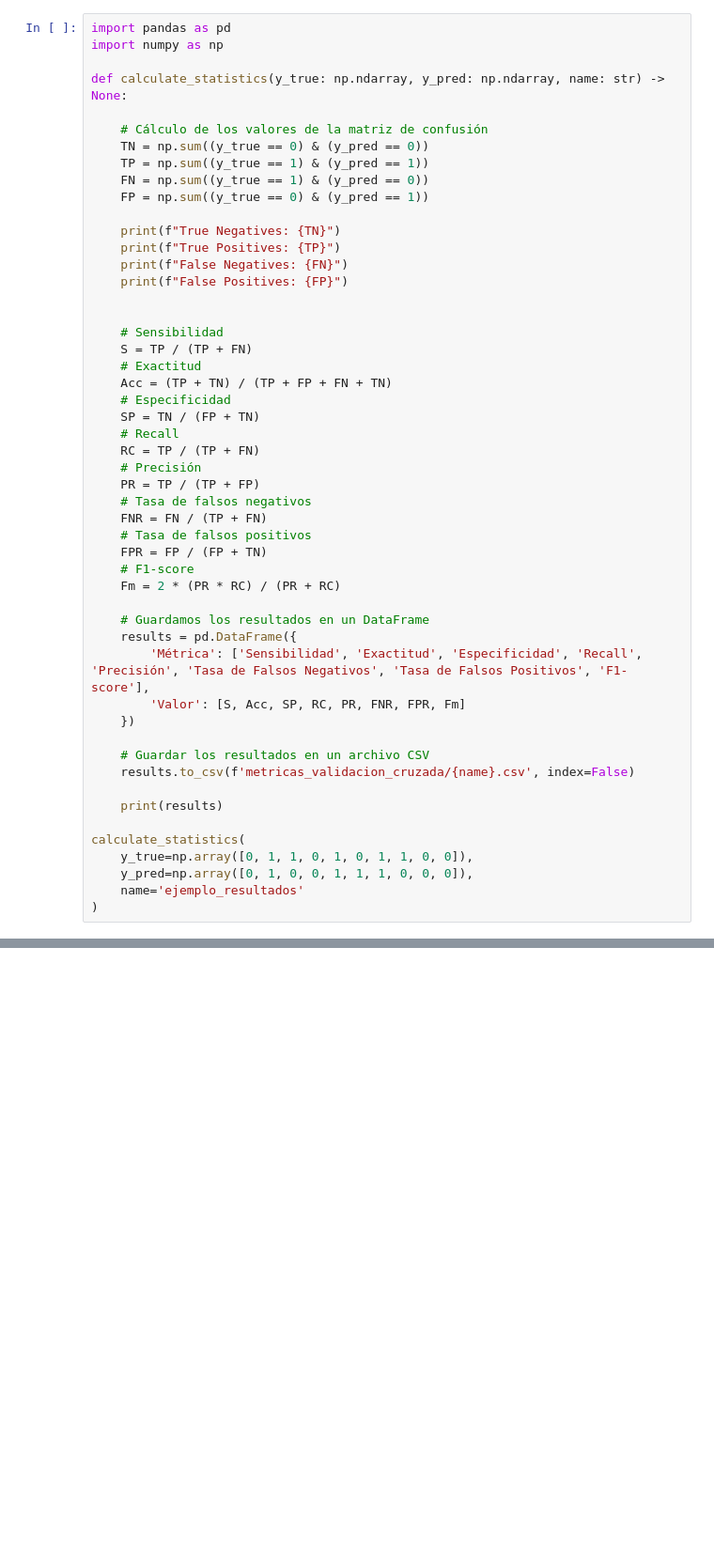
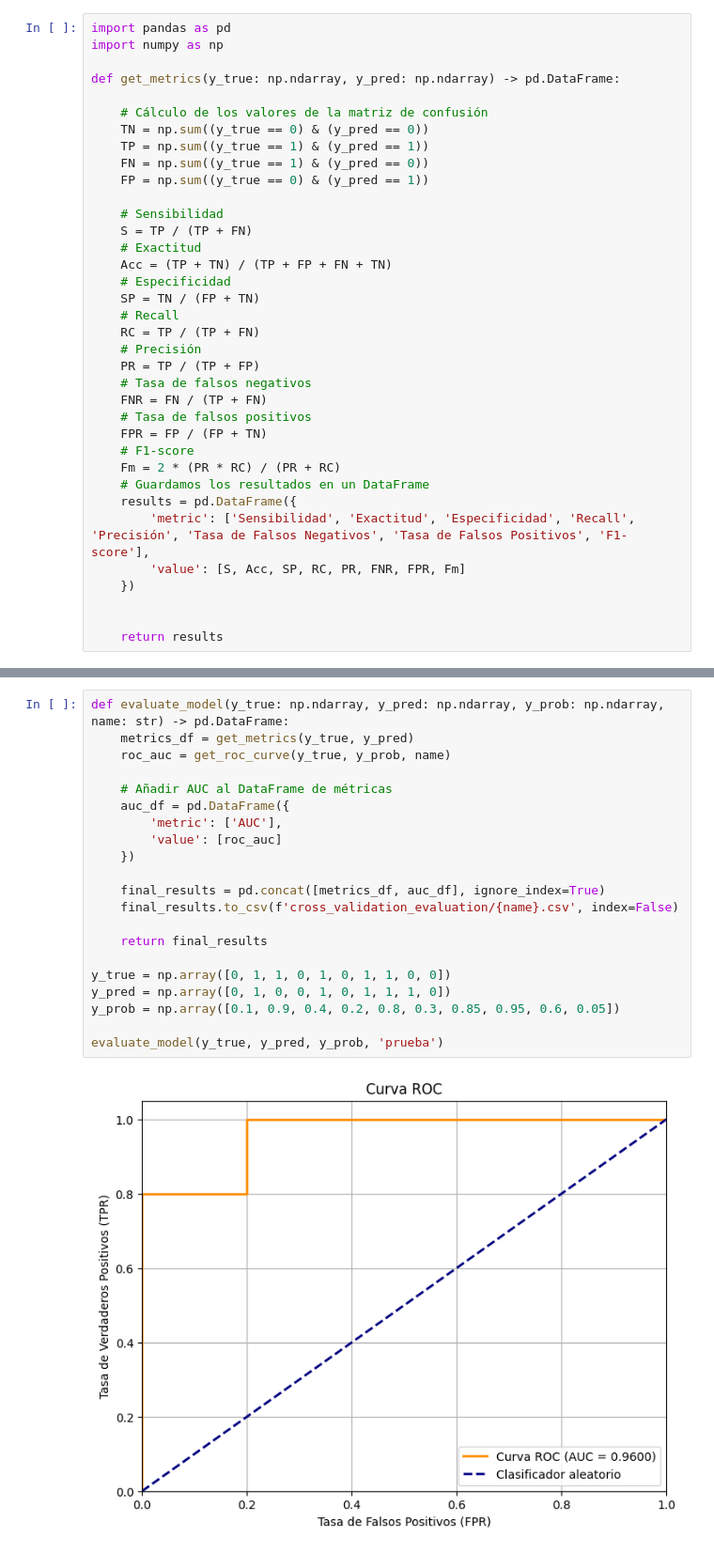
Before and after one commit to alexcerezo/EnsembleAlgorithms, a Jupyter notebook: eval.ipynb, the cells around one changed output, grey strips where cells are left out. Shown at 94% size. Cells and saved outputs as stored; diff of their text form; blank space fills up the shorter version.

Commit message:
Adding exportation of roc curve, auc and others metrics

```diff
--- a/eval.ipynb
+++ b/eval.ipynb
@@ -18,19 +18,13 @@ Para ello, usamos una función matriz que se encarga de llamar al resto de funci
 import pandas as pd
 import numpy as np
 
-def calculate_statistics(y_true: np.ndarray, y_pred: np.ndarray, name: str) -> None:
+def get_metrics(y_true: np.ndarray, y_pred: np.ndarray) -> pd.DataFrame:
 
     # Cálculo de los valores de la matriz de confusión
     TN = np.sum((y_true == 0) & (y_pred == 0))
     TP = np.sum((y_true == 1) & (y_pred == 1))
     FN = np.sum((y_true == 1) & (y_pred == 0))
     FP = np.sum((y_true == 0) & (y_pred == 1))
-
-    print(f"True Negatives: {TN}")
-    print(f"True Positives: {TP}")
-    print(f"False Negatives: {FN}")
-    print(f"False Positives: {FP}")
-
 
     # Sensibilidad
     S = TP / (TP + FN)
@@ -48,20 +42,11 @@ def calculate_statistics(y_true: np.ndarray, y_pred: np.ndarray, name: str) -> N
     FPR = FP / (FP + TN)
     # F1-score
     Fm = 2 * (PR * RC) / (PR + RC)
-
     # Guardamos los resultados en un DataFrame
     results = pd.DataFrame({
-        'Métrica': ['Sensibilidad', 'Exactitud', 'Especificidad', 'Recall', 'Precisión', 'Tasa de Falsos Negativos', 'Tasa de Falsos Positivos', 'F1-score'],
-        'Valor': [S, Acc, SP, RC, PR, FNR, FPR, Fm]
+        'metric': ['Sensibilidad', 'Exactitud', 'Especificidad', 'Recall', 'Precisión', 'Tasa de Falsos Negativos', 'Tasa de Falsos Positivos', 'F1-score'],
+        'value': [S, Acc, SP, RC, PR, FNR, FPR, Fm]
     })
 
-    # Guardar los resultados en un archivo CSV
-    results.to_csv(f'metricas_validacion_cruzada/{name}.csv', index=False)
 
-    print(results)
-
-calculate_statistics(
-    y_true=np.array([0, 1, 1, 0, 1, 0, 1, 1, 0, 0]),
-    y_pred=np.array([0, 1, 0, 0, 1, 1, 1, 0, 0, 0]),
-    name='ejemplo_resultados'
-)
+    return results
@@ -81,0 +84,23 @@ False Positives: 1
+# %%
+def evaluate_model(y_true: np.ndarray, y_pred: np.ndarray, y_prob: np.ndarray, name: str) -> pd.DataFrame:
+    metrics_df = get_metrics(y_true, y_pred)
+    roc_auc = get_roc_curve(y_true, y_prob, name)
+
+    # Añadir AUC al DataFrame de métricas
+    auc_df = pd.DataFrame({
+        'metric': ['AUC'],
+        'value': [roc_auc]
+    })
+
+    final_results = pd.concat([metrics_df, auc_df], ignore_index=True)
+    final_results.to_csv(f'cross_validation_evaluation/{name}.csv', index=False)
+
+    return final_results
+
+y_true = np.array([0, 1, 1, 0, 1, 0, 1, 1, 0, 0])
+y_pred = np.array([0, 1, 0, 0, 1, 0, 1, 1, 1, 0])
+y_prob = np.array([0.1, 0.9, 0.4, 0.2, 0.8, 0.3, 0.85, 0.95, 0.6, 0.05])
+
+evaluate_model(y_true, y_pred, y_prob, 'prueba')
+# %% [output]
+[figure, added]
```
Also changed, not shown: parts of 6 cells of this notebook.
